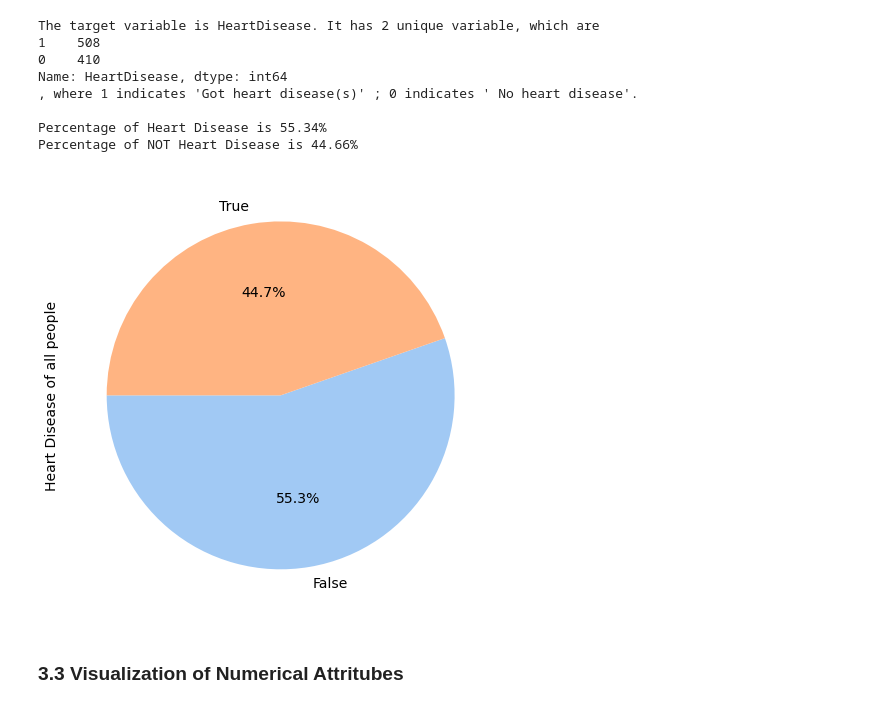
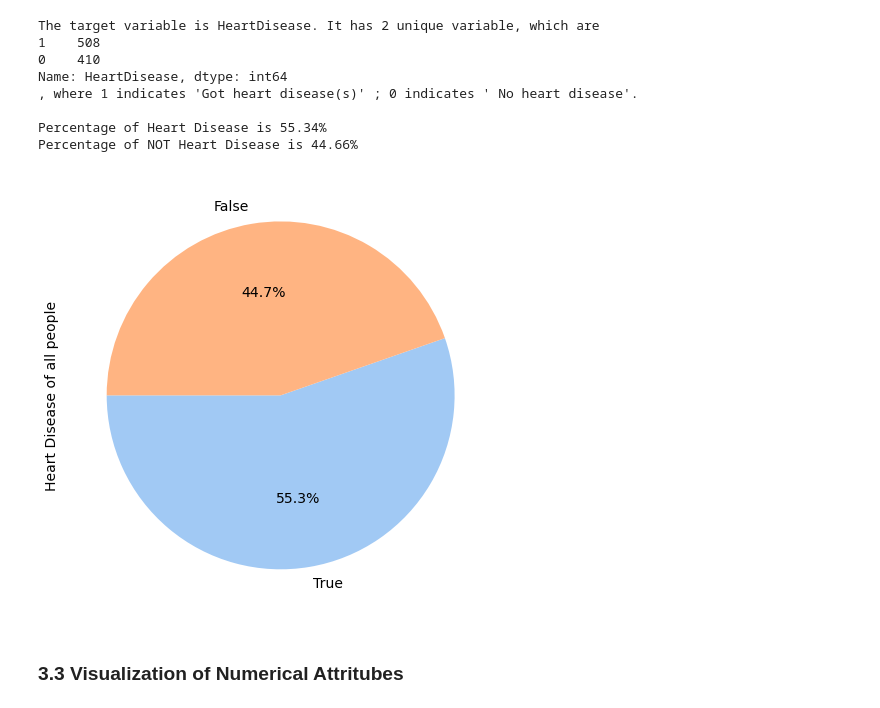
Before and after one commit to rskpdev/ECE-143-Project, a Jupyter notebook: notebooks/ece143project_1.ipynb, the cells around one changed output. Saved outputs shown, nothing was run; the diff lists cells and outputs as text; code cells hidden in the pictures.

```diff
--- a/notebooks/ece143project_1.ipynb
+++ b/notebooks/ece143project_1.ipynb
@@ -99,12 +99,12 @@ Percentage of NOT Heart Disease is 44.66%
 # %%
 fig, ax = plt.subplots()
 colors = sns.color_palette('pastel')[0:5]
 ploty_sea_color = ['rgb(255,180,130)', 'rgb(161,201,244)']
-df["HeartDisease"].value_counts().plot(kind="pie", autopct='%1.1f%%', colors=colors,figsize=(8,8),startangle =180,labels=['False','True'], textprops={'fontsize':14})
+df["HeartDisease"].value_counts().plot(kind="pie", autopct='%1.1f%%', colors=colors,figsize=(8,8),startangle =180,labels=['True','False'], textprops={'fontsize':14})
 plt.ylabel('Heart Disease of all people',fontsize=14)
 fig.set_facecolor('white')
 # %% [output]
-[figure, old version]
+[figure, new version]
 # %% [markdown]
 ### 3.3 Visualization of Numerical Attritubes
 # %%
```
Also changed, not shown: parts of 1 cell of this notebook.
